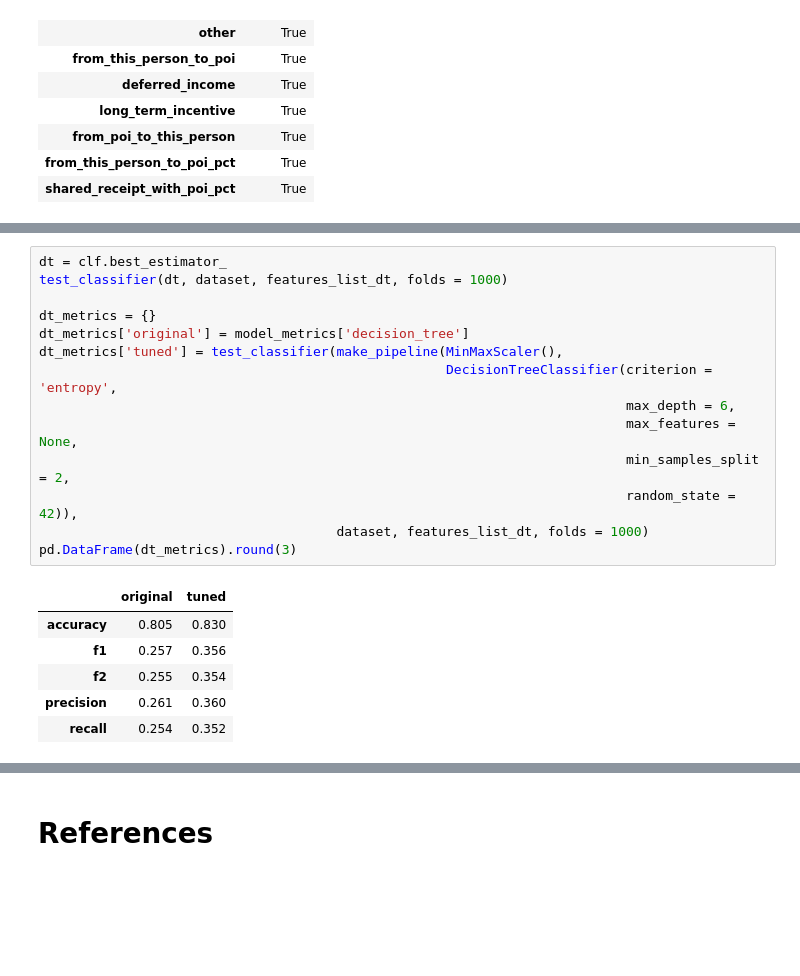
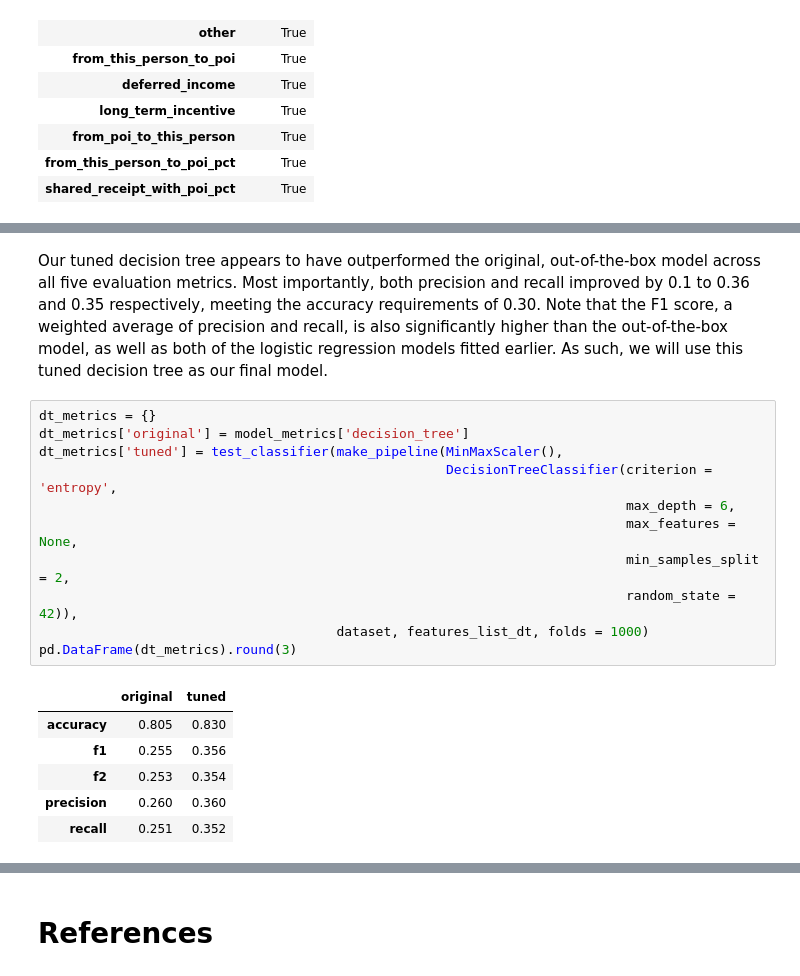
Before and after one commit to nyjgary/udacity_nanodegree, a Jupyter notebook: Enron/Enron.ipynb, the cells around one changed output, grey strips where cells are left out. Cells and saved outputs as stored; diff of their text form; blank space fills up the shorter version.

```diff
--- a/Enron/Enron.ipynb
+++ b/Enron/Enron.ipynb
@@ -444,24 +447,23 @@ pprint(clf.best_params_)
  'decisiontreeclassifier__max_features': None,
  'decisiontreeclassifier__min_samples_split': 2,
  'decisiontreeclassifier__random_state': 42}
+# %% [markdown]
+Our tuned decision tree appears to have outperformed the original, out-of-the-box model across all five evaluation metrics. Most importantly, both precision and recall improved by 0.1 to 0.36 and 0.35 respectively, meeting the accuracy requirements of 0.30. Note that the F1 score, a weighted average of precision and recall, is also significantly higher than the out-of-the-box model, as well as both of the logistic regression models fitted earlier. As such, we will use this tuned decision tree as our final model.
 # %%
-dt = clf.best_estimator_
-test_classifier(dt, dataset, features_list_dt, folds = 1000)
-
 dt_metrics = {}
 dt_metrics['original'] = model_metrics['decision_tree']
 dt_metrics['tuned'] = test_classifier(make_pipeline(MinMaxScaler(),
                                                     DecisionTreeClassifier(criterion = 'entropy',
                                                                            max_depth = 6,
                                                                            max_features = None,
                                                                            min_samples_split = 2,
                                                                            random_state = 42)),
                                       dataset, features_list_dt, folds = 1000)
 pd.DataFrame(dt_metrics).round(3)
 # %% [output]
 |  | original | tuned |
 | accuracy | 0.805 | 0.830 |
-| f1 | 0.257 | 0.356 |
-| f2 | 0.255 | 0.354 |
-| precision | 0.261 | 0.360 |
-| recall | 0.254 | 0.352 |
+| f1 | 0.255 | 0.356 |
+| f2 | 0.253 | 0.354 |
+| precision | 0.260 | 0.360 |
+| recall | 0.251 | 0.352 |
```
Also changed, not shown: parts of 13 cells of this notebook, 8 other files.
